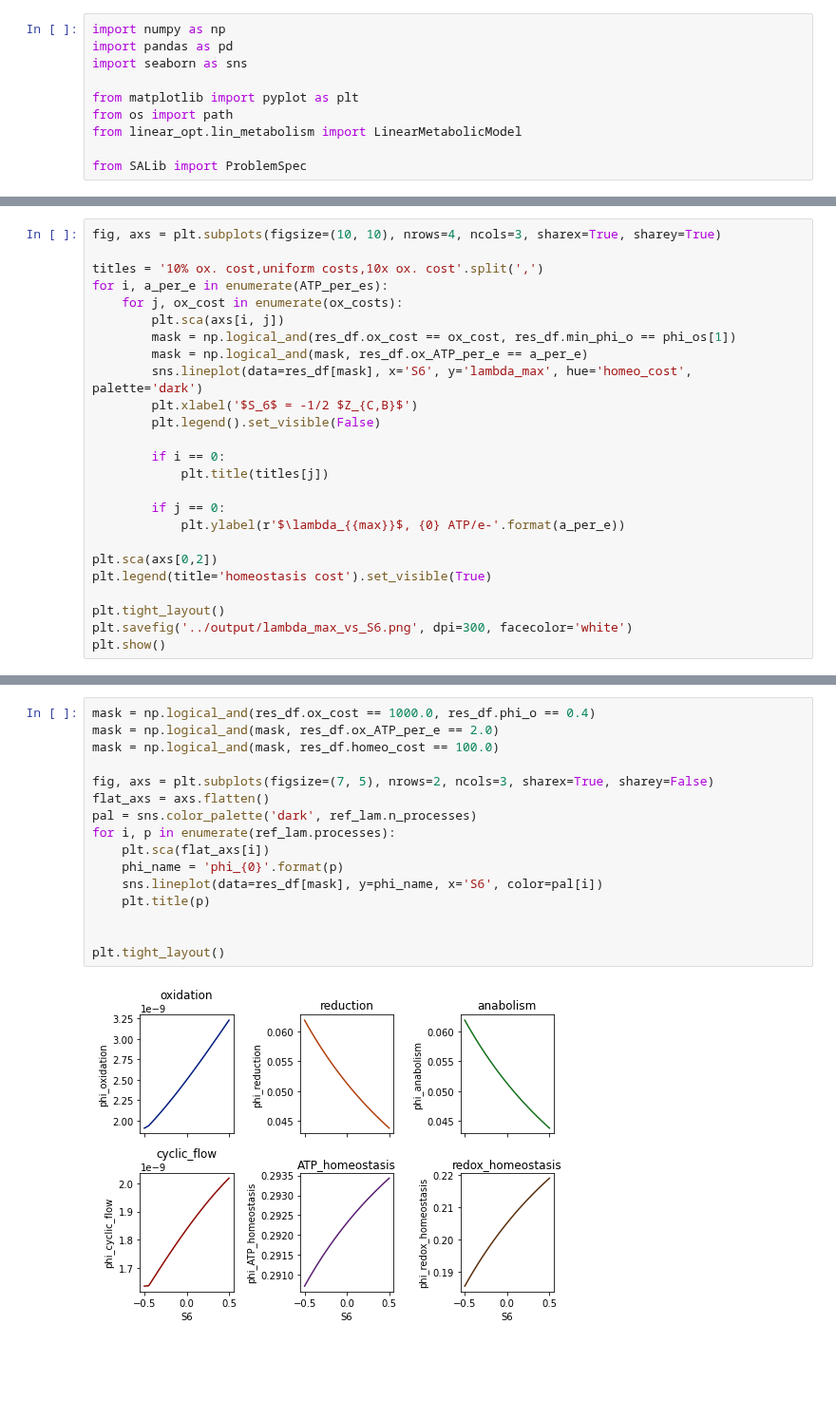
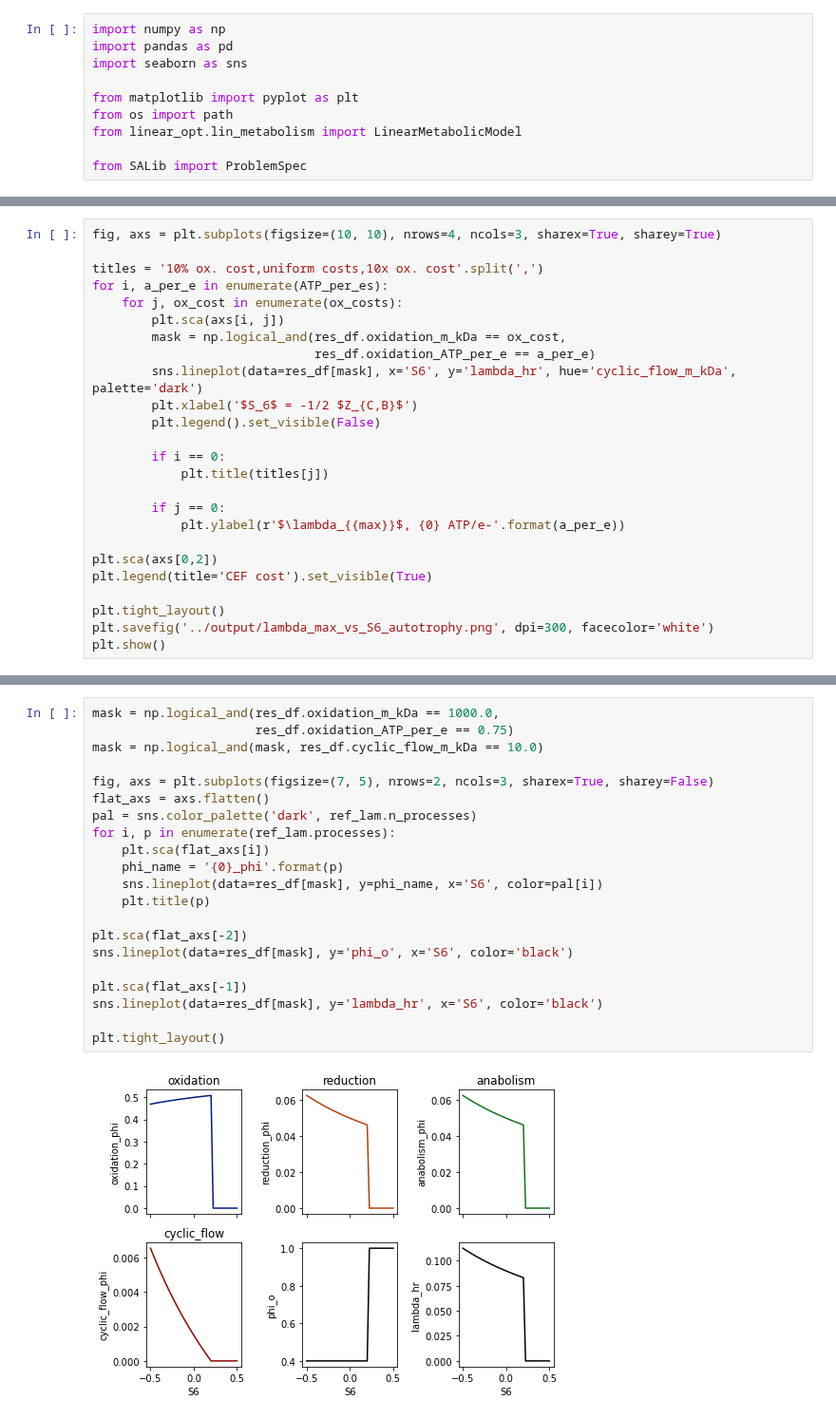
Before and after one commit to flamholz/redox-proteome, a Jupyter notebook: notebooks/LinearizedAutoModel.ipynb, the cells around one changed output, grey strips where cells are left out. Shown at 95% size. Drawn from its saved outputs; the diff is of its cells as text; blank space fills up the shorter version.

```diff
--- a/notebooks/LinearizedAutoModel.ipynb
+++ b/notebooks/LinearizedAutoModel.ipynb
@@ -268,9 +227,9 @@ titles = '10% ox. cost,uniform costs,10x ox. cost'.split(',')
 for i, a_per_e in enumerate(ATP_per_es):
     for j, ox_cost in enumerate(ox_costs):
         plt.sca(axs[i, j])
-        mask = np.logical_and(res_df.ox_cost == ox_cost, res_df.min_phi_o == phi_os[1])
-        mask = np.logical_and(mask, res_df.ox_ATP_per_e == a_per_e)
-        sns.lineplot(data=res_df[mask], x='S6', y='lambda_max', hue='homeo_cost', palette='dark')
+        mask = np.logical_and(res_df.oxidation_m_kDa == ox_cost,
+                              res_df.oxidation_ATP_per_e == a_per_e)
+        sns.lineplot(data=res_df[mask], x='S6', y='lambda_hr', hue='cyclic_flow_m_kDa', palette='dark')
         plt.xlabel('$S_6$ = -1/2 $Z_{C,B}$')
         plt.legend().set_visible(False)
 
@@ -281,9 +240,9 @@ for i, a_per_e in enumerate(ATP_per_es):
             plt.ylabel(r'$\lambda_{{max}}$, {0} ATP/e-'.format(a_per_e))
 
 plt.sca(axs[0,2])
-plt.legend(title='homeostasis cost').set_visible(True)
+plt.legend(title='CEF cost').set_visible(True)
 
 plt.tight_layout()
-plt.savefig('../output/lambda_max_vs_S6.png', dpi=300, facecolor='white')
+plt.savefig('../output/lambda_max_vs_S6_autotrophy.png', dpi=300, facecolor='white')
 plt.show()
 # %% [output]
@@ -291,18 +250,23 @@ plt.show()
 # %%
-mask = np.logical_and(res_df.ox_cost == 1000.0, res_df.phi_o == 0.4)
-mask = np.logical_and(mask, res_df.ox_ATP_per_e == 2.0)
-mask = np.logical_and(mask, res_df.homeo_cost == 100.0)
+mask = np.logical_and(res_df.oxidation_m_kDa == 1000.0,
+                      res_df.oxidation_ATP_per_e == 0.75)
+mask = np.logical_and(mask, res_df.cyclic_flow_m_kDa == 10.0)
 
 fig, axs = plt.subplots(figsize=(7, 5), nrows=2, ncols=3, sharex=True, sharey=False)
 flat_axs = axs.flatten()
 pal = sns.color_palette('dark', ref_lam.n_processes)
 for i, p in enumerate(ref_lam.processes):
     plt.sca(flat_axs[i])
-    phi_name = 'phi_{0}'.format(p)
+    phi_name = '{0}_phi'.format(p)
     sns.lineplot(data=res_df[mask], y=phi_name, x='S6', color=pal[i])
     plt.title(p)
 
+plt.sca(flat_axs[-2])
+sns.lineplot(data=res_df[mask], y='phi_o', x='S6', color='black')
+
+plt.sca(flat_axs[-1])
+sns.lineplot(data=res_df[mask], y='lambda_hr', x='S6', color='black')
 
 plt.tight_layout()
 # %% [output]
-[figure, old version]
+[figure, new version]
```
Also changed, not shown: parts of 13 cells of this notebook.
